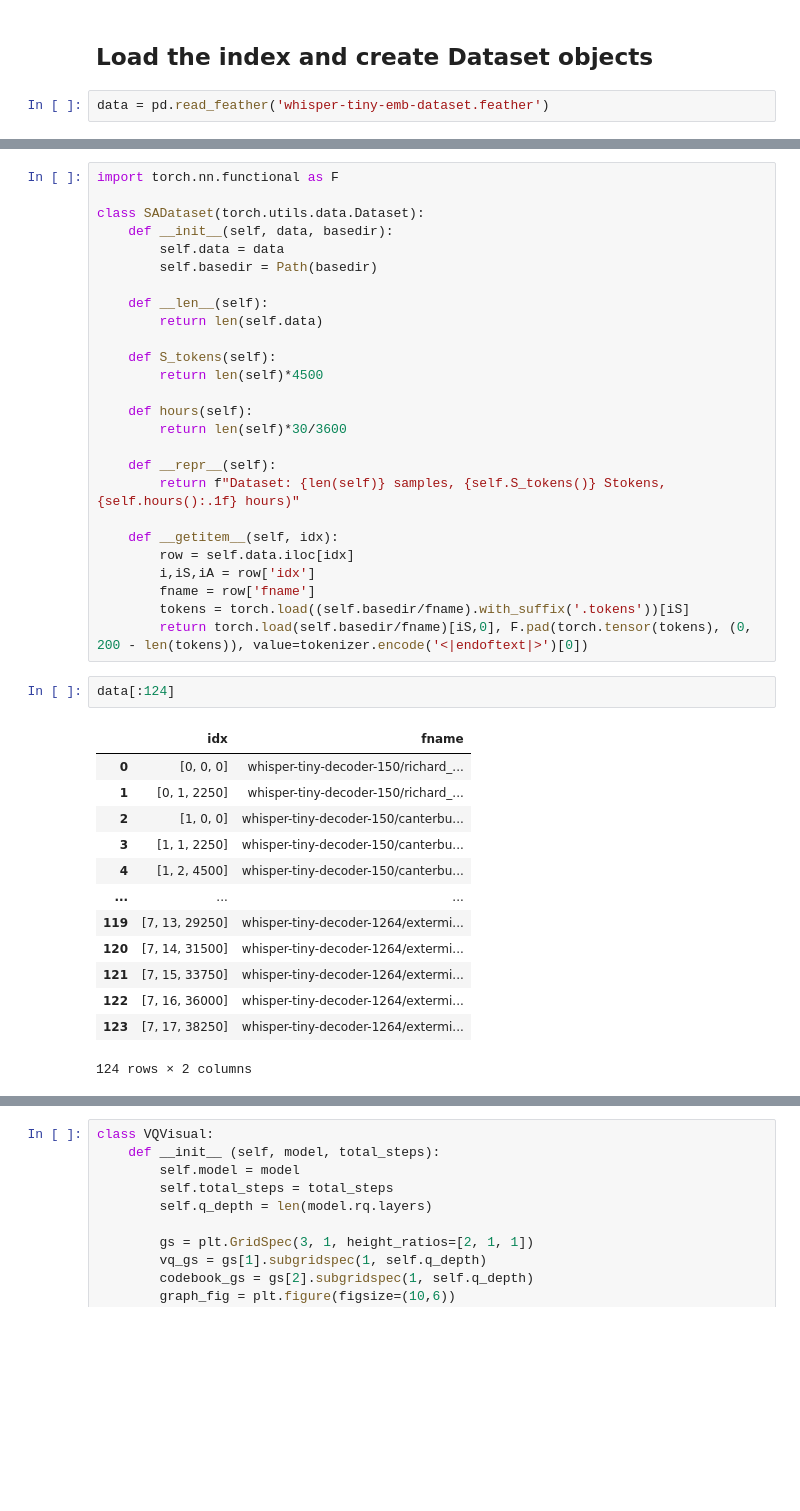
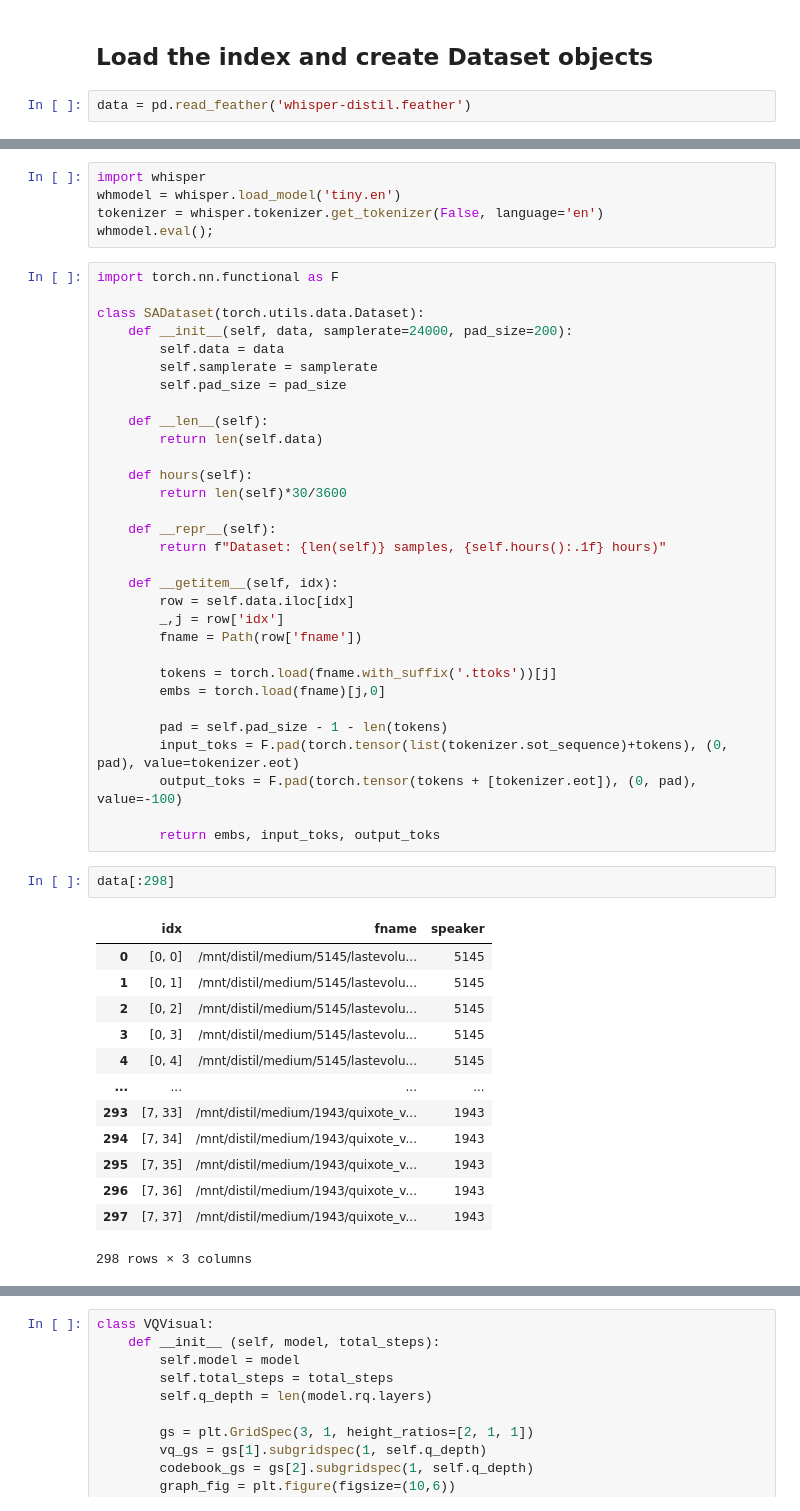
Before and after one commit to collabora/WhisperSpeech, a Jupyter notebook: nbs/2F. Residual (RQ) semantic token extraction model.ipynb, the cells around one changed output, grey strips where cells are left out. Saved outputs shown, nothing was run; the diff lists cells and outputs as text; blank space fills up the shorter version.

Commit message:
Updated the tokenizer training setup, added a script to extract stoks.

```diff
--- a/nbs/2F. Residual (RQ) semantic token extraction model.ipynb
+++ b/nbs/2F. Residual (RQ) semantic token extraction model.ipynb
@@ -41,4 +62,4 @@ data.to_feather('whisper-tiny-emb-dataset.feather')
 # %% [markdown]
 ## Load the index and create Dataset objects
 # %%
-data = pd.read_feather('whisper-tiny-emb-dataset.feather')
+data = pd.read_feather('whisper-distil.feather')
@@ -49,43 +81,53 @@ len(data) * 30 / 3600
+# %%
+import whisper
+whmodel = whisper.load_model('tiny.en')
+tokenizer = whisper.tokenizer.get_tokenizer(False, language='en')
+whmodel.eval();
 # %%
 import torch.nn.functional as F
 
 class SADataset(torch.utils.data.Dataset):
-    def __init__(self, data, basedir):
+    def __init__(self, data, samplerate=24000, pad_size=200):
         self.data = data
-        self.basedir = Path(basedir)
+        self.samplerate = samplerate
+        self.pad_size = pad_size
 
     def __len__(self):
         return len(self.data)
-
-    def S_tokens(self):
-        return len(self)*4500
 
     def hours(self):
         return len(self)*30/3600
 
     def __repr__(self):
-        return f"Dataset: {len(self)} samples, {self.S_tokens()} Stokens, {self.hours():.1f} hours)"
+        return f"Dataset: {len(self)} samples, {self.hours():.1f} hours)"
 
     def __getitem__(self, idx):
         row = self.data.iloc[idx]
-        i,iS,iA = row['idx']
-        fname = row['fname']
-        tokens = torch.load((self.basedir/fname).with_suffix('.tokens'))[iS]
-        return torch.load(self.basedir/fname)[iS,0], F.pad(torch.tensor(tokens), (0, 200 - len(tokens)), value=tokenizer.encode('<|endoftext|>')[0])
+        _,j = row['idx']
+        fname = Path(row['fname'])
+
+        tokens = torch.load(fname.with_suffix('.ttoks'))[j]
+        embs = torch.load(fname)[j,0]
+
+        pad = self.pad_size - 1 - len(tokens)
+        input_toks = F.pad(torch.tensor(list(tokenizer.sot_sequence)+tokens), (0, pad), value=tokenizer.eot)
+        output_toks = F.pad(torch.tensor(tokens + [tokenizer.eot]), (0, pad), value=-100)
+
+        return embs, input_toks, output_toks
 # %%
-data[:124]
+data[:298]
 # %% [output]
-|  | idx | fname |
-| 0 | [0, 0, 0] | whisper-tiny-decoder-150/richard_... |
-| 1 | [0, 1, 2250] | whisper-tiny-decoder-150/richard_... |
-| 2 | [1, 0, 0] | whisper-tiny-decoder-150/canterbu... |
-| 3 | [1, 1, 2250] | whisper-tiny-decoder-150/canterbu... |
-| 4 | [1, 2, 4500] | whisper-tiny-decoder-150/canterbu... |
-| ... | ... | ... |
-| 119 | [7, 13, 29250] | whisper-tiny-decoder-1264/extermi... |
-| 120 | [7, 14, 31500] | whisper-tiny-decoder-1264/extermi... |
-| 121 | [7, 15, 33750] | whisper-tiny-decoder-1264/extermi... |
-| 122 | [7, 16, 36000] | whisper-tiny-decoder-1264/extermi... |
-| 123 | [7, 17, 38250] | whisper-tiny-decoder-1264/extermi... |
+|  | idx | fname | speaker |
+| 0 | [0, 0] | /mnt/distil/medium/5145/lastevolu... | 5145 |
+| 1 | [0, 1] | /mnt/distil/medium/5145/lastevolu... | 5145 |
+| 2 | [0, 2] | /mnt/distil/medium/5145/lastevolu... | 5145 |
+| 3 | [0, 3] | /mnt/distil/medium/5145/lastevolu... | 5145 |
+| 4 | [0, 4] | /mnt/distil/medium/5145/lastevolu... | 5145 |
+| ... | ... | ... | ... |
+| 293 | [7, 33] | /mnt/distil/medium/1943/quixote_v... | 1943 |
+| 294 | [7, 34] | /mnt/distil/medium/1943/quixote_v... | 1943 |
+| 295 | [7, 35] | /mnt/distil/medium/1943/quixote_v... | 1943 |
+| 296 | [7, 36] | /mnt/distil/medium/1943/quixote_v... | 1943 |
+| 297 | [7, 37] | /mnt/distil/medium/1943/quixote_v... | 1943 |
-124 rows × 2 columns
+298 rows × 3 columns
 # %%
```
Also changed, not shown: parts of 51 cells of this notebook, 7 other files.
